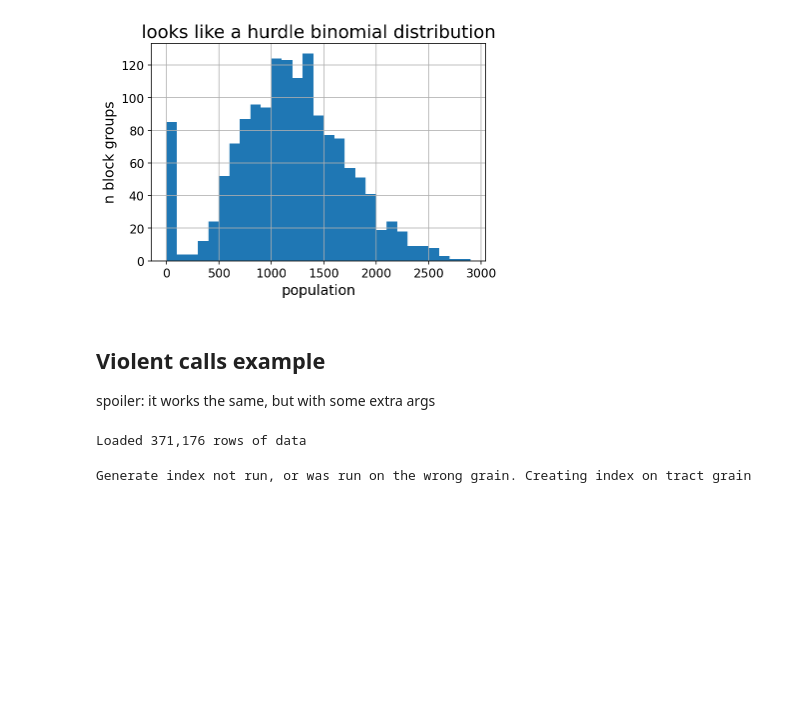
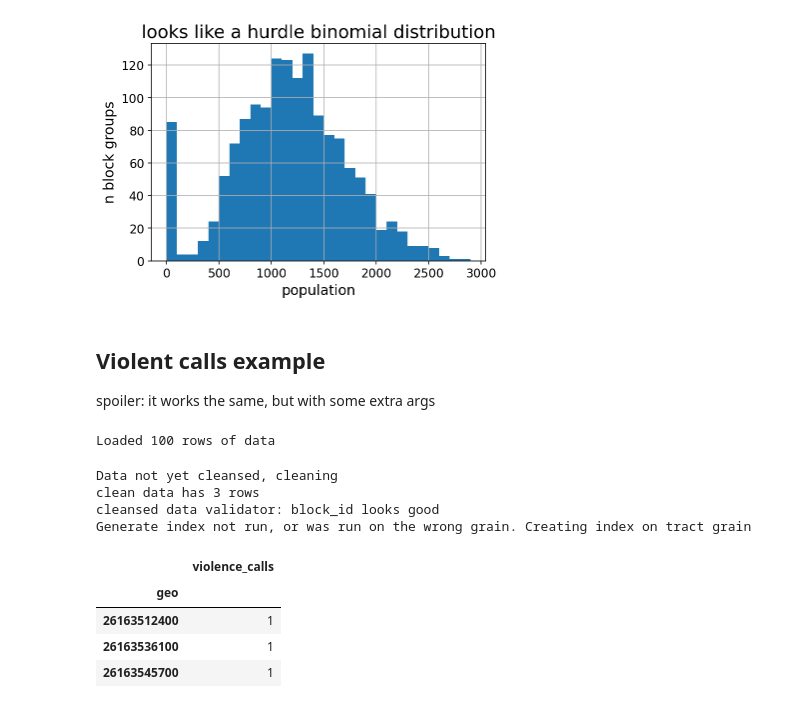
Before and after one commit to ahakso/detroit, a Jupyter notebook: tutorial_feature_constructor.ipynb, the cells around one changed output. Cells and saved outputs as stored; diff of their text form; code cells hidden in the pictures; blank space fills up the shorter version.

```diff
--- a/tutorial_feature_constructor.ipynb
+++ b/tutorial_feature_constructor.ipynb
@@ -53,12 +58,22 @@ spoiler: it works the same, but with some extra args
 # %%
 call_feat = ViolenceCalls(decennial_census_year=2010)
-call_feat.load_data(use_lat_long=False)
+call_feat.load_data(use_lat_long=False,sample_rows=100)
 # # call_feat.cleanse_data()
 # call_feat.construct_feature(target_geo_grain='block')
 # %% [output]
-Loaded 371,176 rows of data
+Loaded 100 rows of data
 # %%
 # without reloading or recleaning the data, you can regenerate a new feature vector on a different grain
 ftr = call_feat.construct_feature(target_geo_grain='tract')
+
+ftr
 # %% [output]
+Data not yet cleansed, cleaning
+clean data has 3 rows
+cleansed data validator: block_id looks good
 Generate index not run, or was run on the wrong grain. Creating index on tract grain
+|  | violence_calls |
+| geo |  |
+| 26163512400 | 1 |
+| 26163536100 | 1 |
+| 26163545700 | 1 |
```
Also changed, not shown: parts of 2 cells of this notebook, 1 other file.
